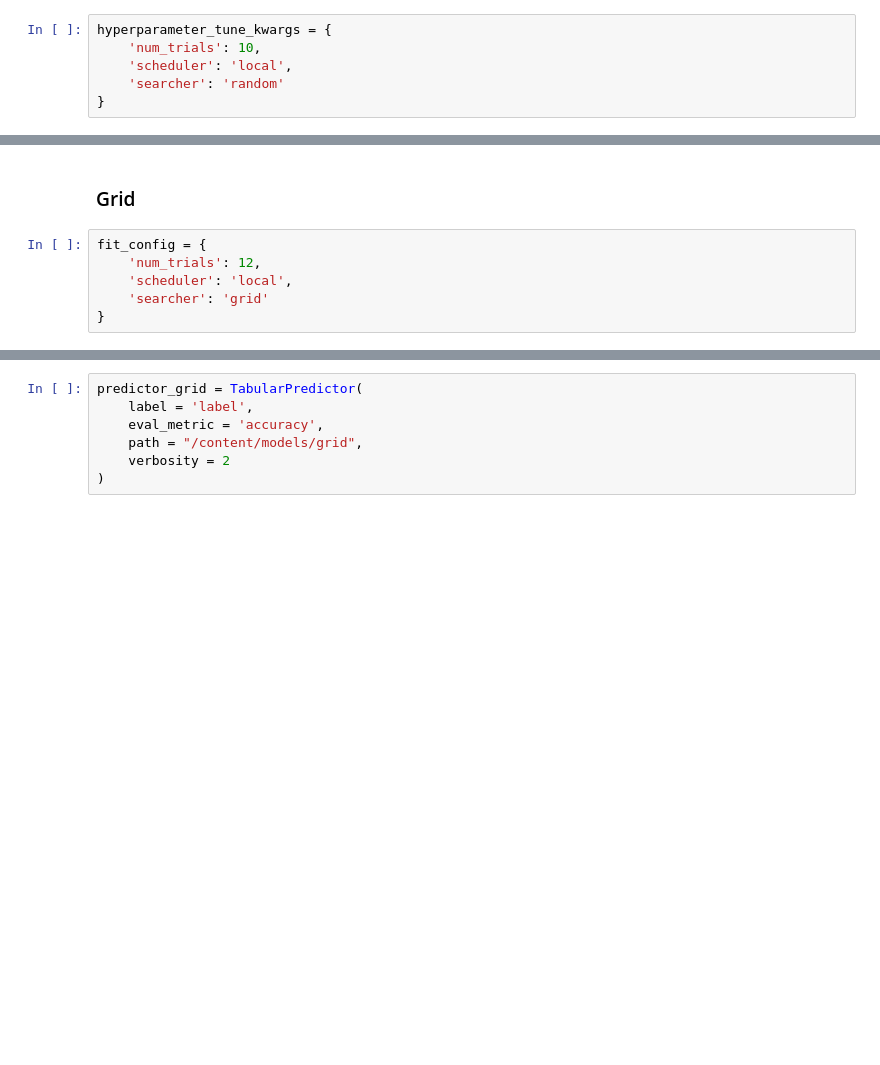
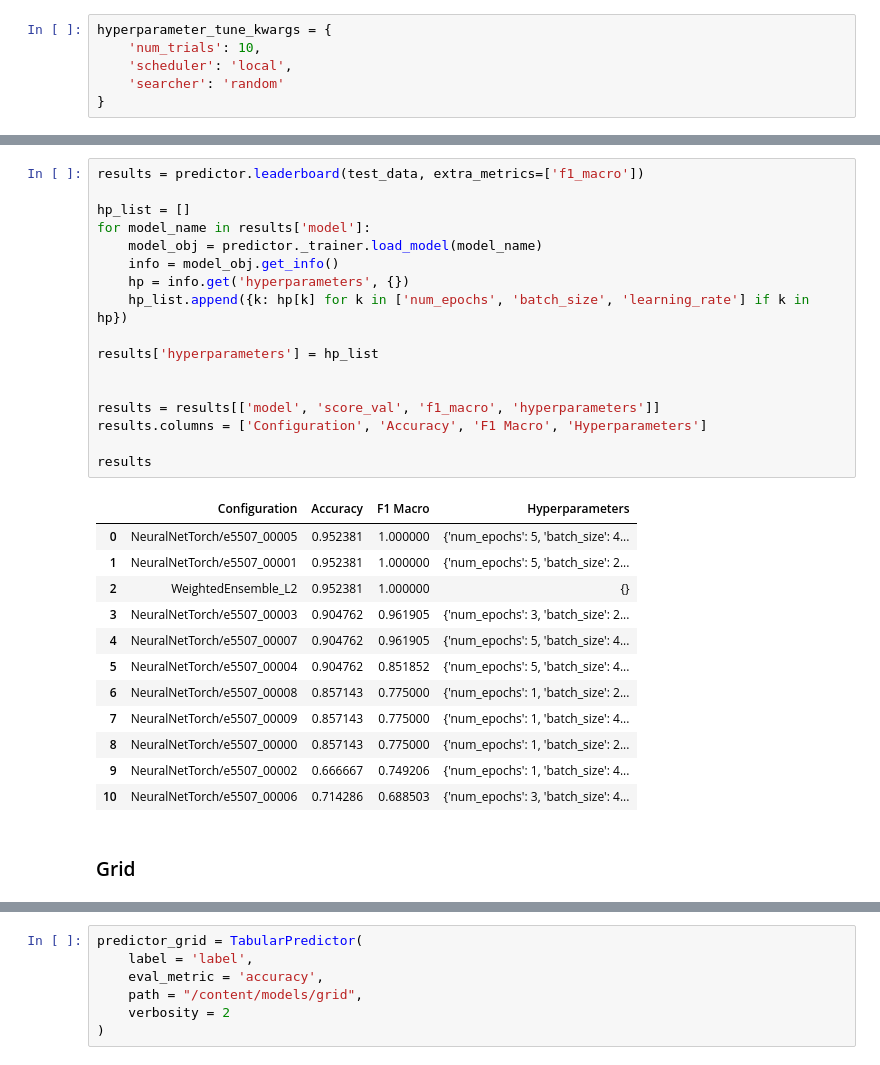
Before and after one commit to nikhil-405/stt-ai-06, a Jupyter notebook: section_02.ipynb, the cells around one changed output, grey strips where cells are left out. Drawn from its saved outputs; the diff is of its cells as text; blank space fills up the shorter version.

```diff
--- a/section_02.ipynb
+++ b/section_02.ipynb
@@ -457,11 +456,35 @@ df_random
  8        True         10
  9        True          7
  10       True          3  }
+# %%
+results = predictor.leaderboard(test_data, extra_metrics=['f1_macro'])
+
+hp_list = []
+for model_name in results['model']:
+    model_obj = predictor._trainer.load_model(model_name)
+    info = model_obj.get_info()
+    hp = info.get('hyperparameters', {})
+    hp_list.append({k: hp[k] for k in ['num_epochs', 'batch_size', 'learning_rate'] if k in hp})
+
+results['hyperparameters'] = hp_list
+
+
+results = results[['model', 'score_val', 'f1_macro', 'hyperparameters']]
+results.columns = ['Configuration', 'Accuracy', 'F1 Macro', 'Hyperparameters']
+
+results
+# %% [output]
+|  | Configuration | Accuracy | F1 Macro | Hyperparameters |
+| 0 | NeuralNetTorch/e5507_00005 | 0.952381 | 1.000000 | {'num_epochs': 5, 'batch_size': 4... |
+| 1 | NeuralNetTorch/e5507_00001 | 0.952381 | 1.000000 | {'num_epochs': 5, 'batch_size': 2... |
+| 2 | WeightedEnsemble_L2 | 0.952381 | 1.000000 | {} |
+| 3 | NeuralNetTorch/e5507_00003 | 0.904762 | 0.961905 | {'num_epochs': 3, 'batch_size': 2... |
+| 4 | NeuralNetTorch/e5507_00007 | 0.904762 | 0.961905 | {'num_epochs': 5, 'batch_size': 4... |
+| 5 | NeuralNetTorch/e5507_00004 | 0.904762 | 0.851852 | {'num_epochs': 5, 'batch_size': 4... |
+| 6 | NeuralNetTorch/e5507_00008 | 0.857143 | 0.775000 | {'num_epochs': 1, 'batch_size': 2... |
+| 7 | NeuralNetTorch/e5507_00009 | 0.857143 | 0.775000 | {'num_epochs': 1, 'batch_size': 4... |
+| 8 | NeuralNetTorch/e5507_00000 | 0.857143 | 0.775000 | {'num_epochs': 1, 'batch_size': 2... |
+| 9 | NeuralNetTorch/e5507_00002 | 0.666667 | 0.749206 | {'num_epochs': 1, 'batch_size': 4... |
+| 10 | NeuralNetTorch/e5507_00006 | 0.714286 | 0.688503 | {'num_epochs': 3, 'batch_size': 4... |
 # %% [markdown]
 ### Grid
-# %%
-fit_config = {
-    'num_trials': 12,
-    'scheduler': 'local',
-    'searcher': 'grid'
-}
```
Also changed, not shown: parts of 27 cells of this notebook.
